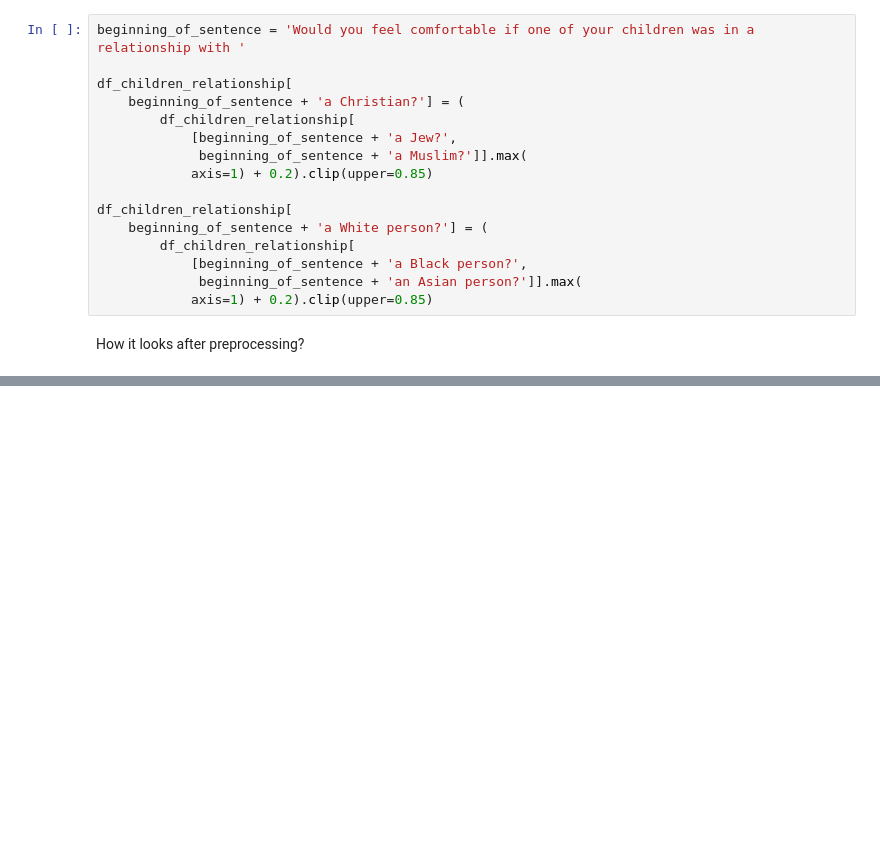
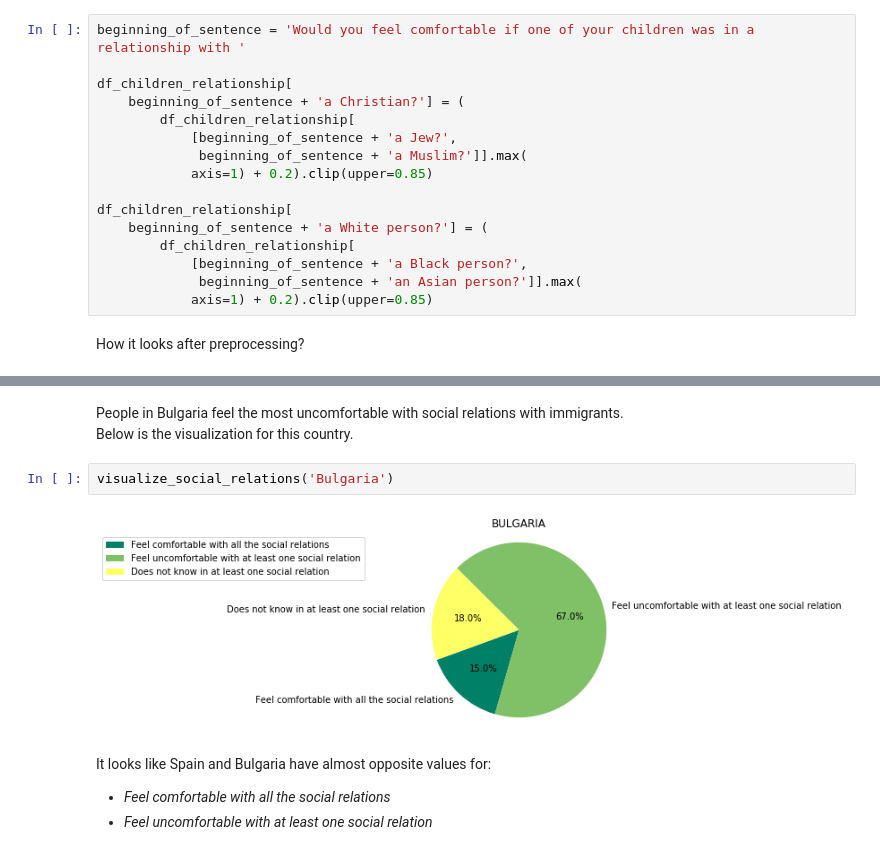
Before and after one commit to joanna-janos/MigrationSimulationInEU, a Jupyter notebook: data_analysis.ipynb, the cells around one changed output, grey strips where cells are left out. Drawn from its saved outputs; the diff is of its cells as text; blank space fills up the shorter version.

```diff
--- a/data_analysis.ipynb
+++ b/data_analysis.ipynb
@@ -171,0 +227,11 @@ df_children_relationship.sample(5)
+# %% [markdown]
+People in Bulgaria feel the most uncomfortable with social relations with immigrants. <br>
+Below is the visualization for this country.
+# %%
+visualize_social_relations('Bulgaria')
+# %% [output]
+[figure, added]
+# %% [markdown]
+It looks like Spain and Bulgaria have almost opposite values for:
+- _Feel comfortable with all the social relations_
+- _Feel uncomfortable with at least one social relation_
```
Also changed, not shown: parts of 12 cells of this notebook, 1 other file.
